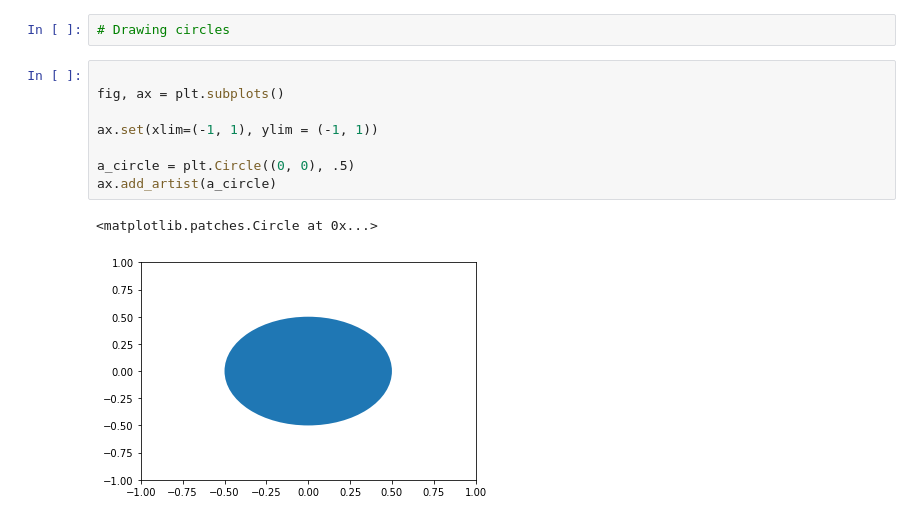
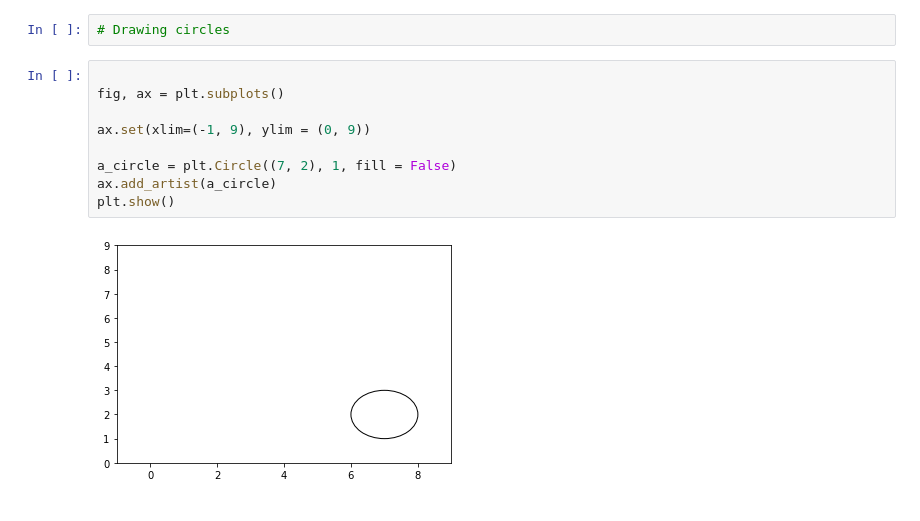
Before and after one commit to lukewbecker/numpy-pandas-visualization-exercises, a Jupyter notebook: big_o_notation.ipynb, the cells around one changed output. Saved outputs shown, nothing was run; the diff lists cells and outputs as text.

```diff
--- a/big_o_notation.ipynb
+++ b/big_o_notation.ipynb
@@ -228,11 +237,11 @@ plt.show()
 # %%
 
 fig, ax = plt.subplots()
 
-ax.set(xlim=(-1, 1), ylim = (-1, 1))
+ax.set(xlim=(-1, 9), ylim = (0, 9))
 
-a_circle = plt.Circle((0, 0), .5)
+a_circle = plt.Circle((7, 2), 1, fill = False)
 ax.add_artist(a_circle)
+plt.show()
 # %% [output]
-<matplotlib.patches.Circle at 0x...>
-[figure, old version]
+[figure, new version]
```
Also changed, not shown: parts of 16 cells of this notebook.
